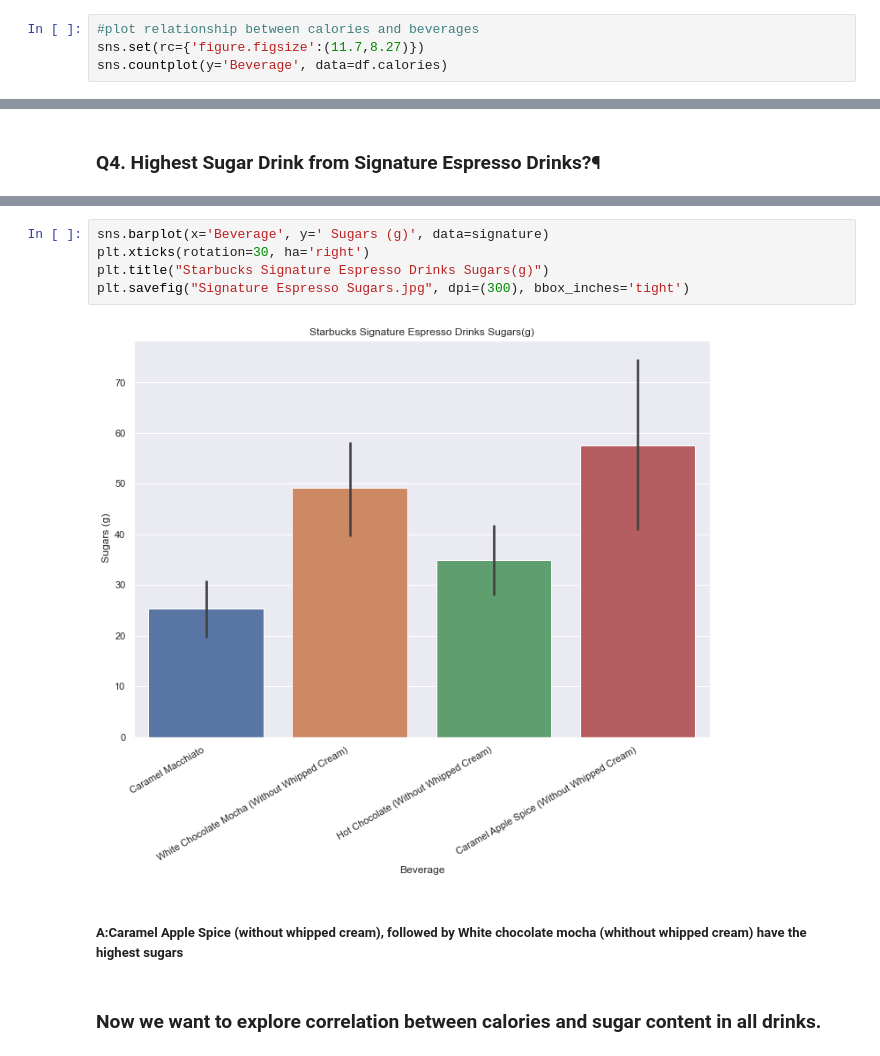
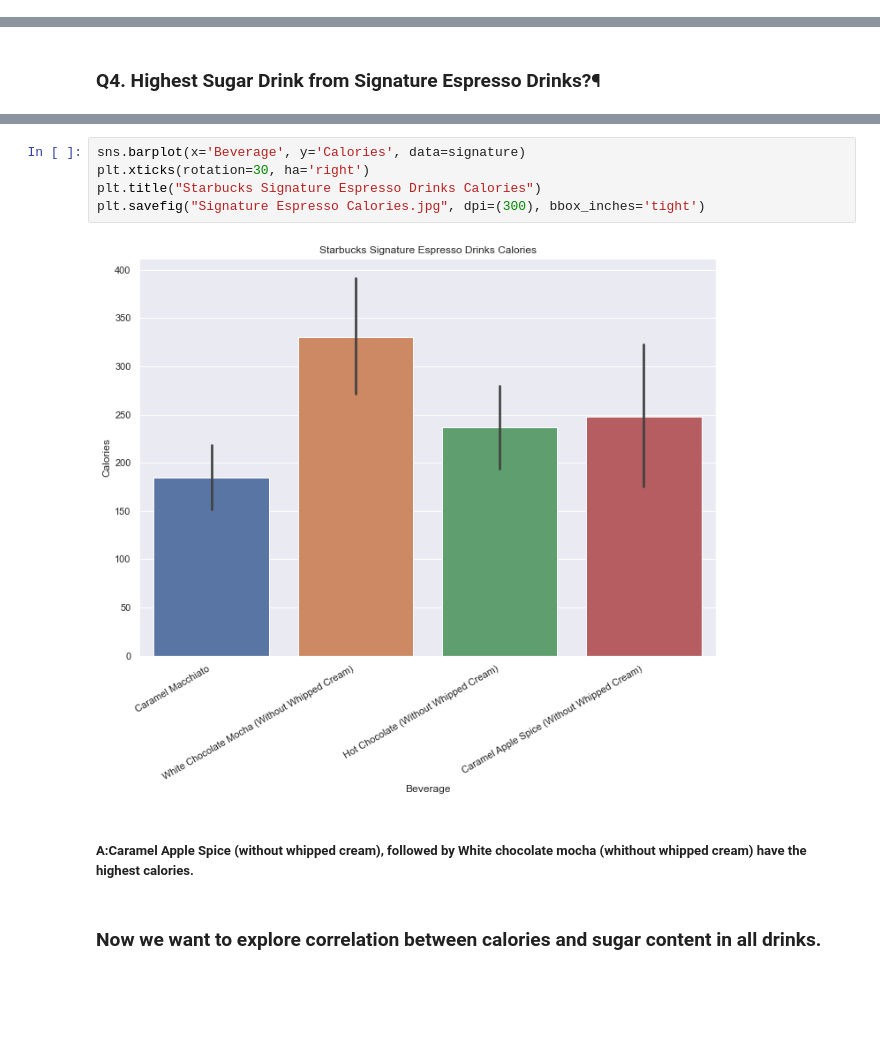
Before and after one commit to theRusa/Starbucks-Menu-Nutrition-Analysis, a Jupyter notebook: Starbucks_EDA.ipynb, the cells around one changed output, grey strips where cells are left out. Saved outputs shown, nothing was run; the diff lists cells and outputs as text; blank space fills up the shorter version.

```diff
--- a/Starbucks_EDA.ipynb
+++ b/Starbucks_EDA.ipynb
@@ -180,7 +180,3 @@ df.calories
 | 103 | Tazo® Tea | 0 |
 | 102 | Tazo® Tea | 0 |
 242 rows × 2 columns
-# %%
-#plot relationship between calories and beverages
-sns.set(rc={'figure.figsize':(11.7,8.27)})
-sns.countplot(y='Beverage', data=df.calories)
@@ -313,12 +306,12 @@ signature.sort_values(' Sugars (g)', ascending=False).head()
 # %%
-sns.barplot(x='Beverage', y=' Sugars (g)', data=signature)
+sns.barplot(x='Beverage', y='Calories', data=signature)
 plt.xticks(rotation=30, ha='right')
-plt.title("Starbucks Signature Espresso Drinks Sugars(g)")
-plt.savefig("Signature Espresso Sugars.jpg", dpi=(300), bbox_inches='tight')
+plt.title("Starbucks Signature Espresso Drinks Calories")
+plt.savefig("Signature Espresso Calories.jpg", dpi=(300), bbox_inches='tight')
 # %% [output]
-[figure, old version]
+[figure, new version]
 # %% [markdown]
-##### A:Caramel Apple Spice (without whipped cream), followed by White chocolate mocha (whithout whipped cream) have the highest sugars
+##### A:Caramel Apple Spice (without whipped cream), followed by White chocolate mocha (whithout whipped cream) have the highest calories.
 # %% [markdown]
 ### Now we want to explore correlation between calories and sugar content in all drinks.
 # %%
```
Also changed, not shown: parts of 2 cells of this notebook.
